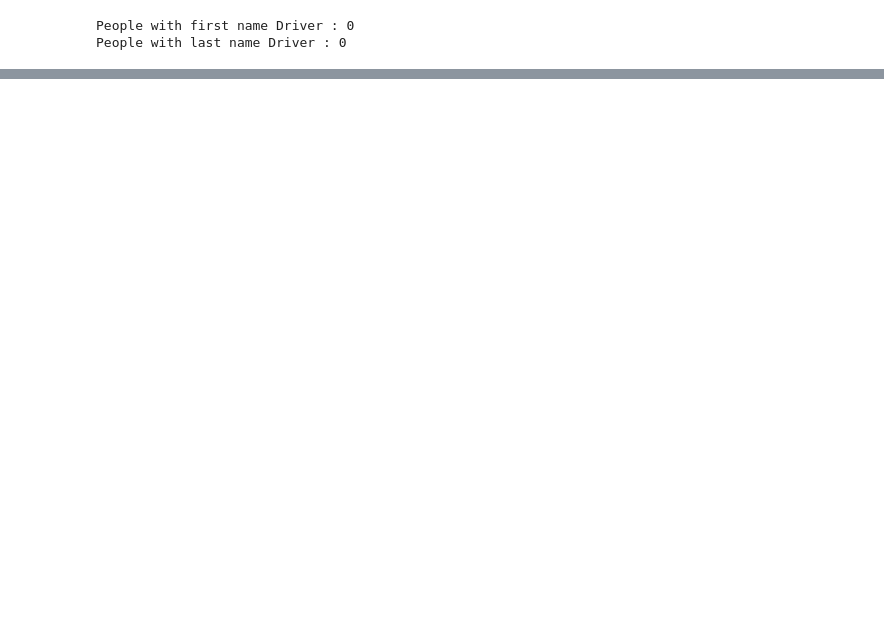
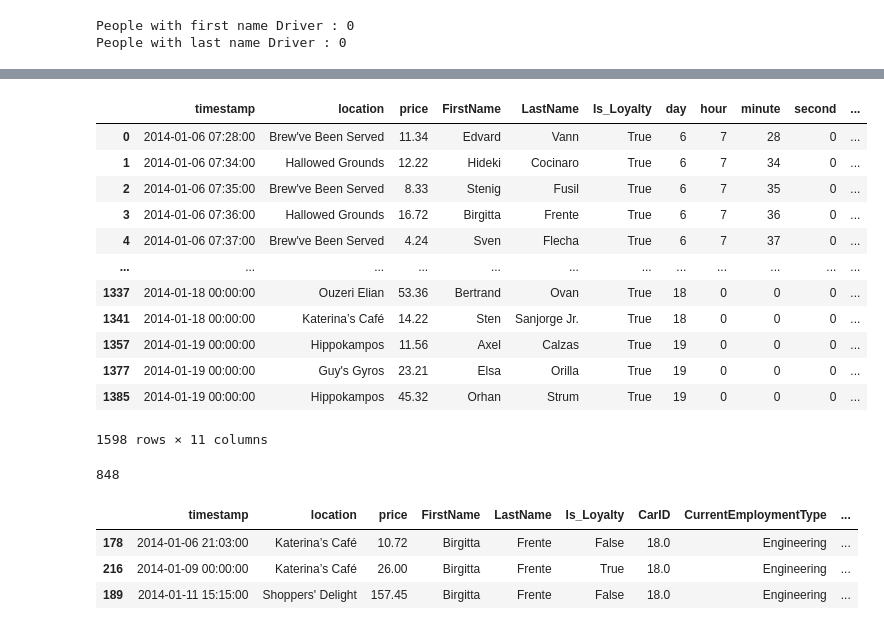
Before and after one commit to cvorsanger/COMP4448Final, a Jupyter notebook: notebooks/CleanUp.ipynb, the cells around one changed output, grey strips where cells are left out. Drawn from its saved outputs; the diff is of its cells as text; code cells hidden in the pictures; blank space fills up the shorter version.

```diff
--- a/notebooks/CleanUp.ipynb
+++ b/notebooks/CleanUp.ipynb
@@ -82,0 +116,29 @@ locations[(locations.LastName == 'Vann') & (locations.minute == 28) ]
+# %%
+pd.concat([cc, loyalty]).drop_duplicates(['FirstName', 'LastName', 'location', 'day', 'cents'], keep='first')
+# %% [output]
+|  | timestamp | location | price | FirstName | LastName | Is_Loyalty | day | hour | minute | second | ... |
+| 0 | 2014-01-06 07:28:00 | Brew've Been Served | 11.34 | Edvard | Vann | True | 6 | 7 | 28 | 0 | ... |
+| 1 | 2014-01-06 07:34:00 | Hallowed Grounds | 12.22 | Hideki | Cocinaro | True | 6 | 7 | 34 | 0 | ... |
+| 2 | 2014-01-06 07:35:00 | Brew've Been Served | 8.33 | Stenig | Fusil | True | 6 | 7 | 35 | 0 | ... |
+| 3 | 2014-01-06 07:36:00 | Hallowed Grounds | 16.72 | Birgitta | Frente | True | 6 | 7 | 36 | 0 | ... |
+| 4 | 2014-01-06 07:37:00 | Brew've Been Served | 4.24 | Sven | Flecha | True | 6 | 7 | 37 | 0 | ... |
+| ... | ... | ... | ... | ... | ... | ... | ... | ... | ... | ... | ... |
+| 1337 | 2014-01-18 00:00:00 | Ouzeri Elian | 53.36 | Bertrand | Ovan | True | 18 | 0 | 0 | 0 | ... |
+| 1341 | 2014-01-18 00:00:00 | Katerina’s Café | 14.22 | Sten | Sanjorge Jr. | True | 18 | 0 | 0 | 0 | ... |
+| 1357 | 2014-01-19 00:00:00 | Hippokampos | 11.56 | Axel | Calzas | True | 19 | 0 | 0 | 0 | ... |
+| 1377 | 2014-01-19 00:00:00 | Guy's Gyros | 23.21 | Elsa | Orilla | True | 19 | 0 | 0 | 0 | ... |
+| 1385 | 2014-01-19 00:00:00 | Hippokampos | 45.32 | Orhan | Strum | True | 19 | 0 | 0 | 0 | ... |
+1598 rows × 11 columns
+# %%
+buys[['location', 'price', 'FirstName', 'LastName']].duplicated().sum()
+# %% [output]
+848
+# %%
+sven = buys[buys.FirstName == 'Birgitta'].sort_values(['location', 'day'])
+sven['cents'] = round(sven.apply(lambda x: (x['price'] % 1) * 100,  axis = 1))
+sven.drop_duplicates(['location', 'cents', 'day'], keep=False).sort_values(['location', 'day'])
+# %% [output]
+|  | timestamp | location | price | FirstName | LastName | Is_Loyalty | CarID | CurrentEmploymentType | ... |
+| 178 | 2014-01-06 21:03:00 | Katerina’s Café | 10.72 | Birgitta | Frente | False | 18.0 | Engineering | ... |
+| 216 | 2014-01-09 00:00:00 | Katerina’s Café | 26.00 | Birgitta | Frente | True | 18.0 | Engineering | ... |
+| 189 | 2014-01-11 15:15:00 | Shoppers' Delight | 157.45 | Birgitta | Frente | False | 18.0 | Engineering | ... |
```
Also changed, not shown: parts of 13 cells of this notebook, 2 other files.
